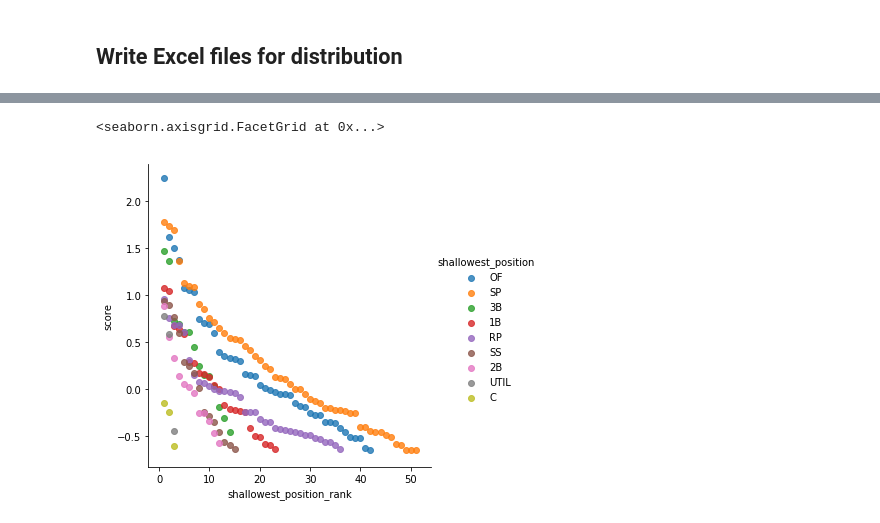
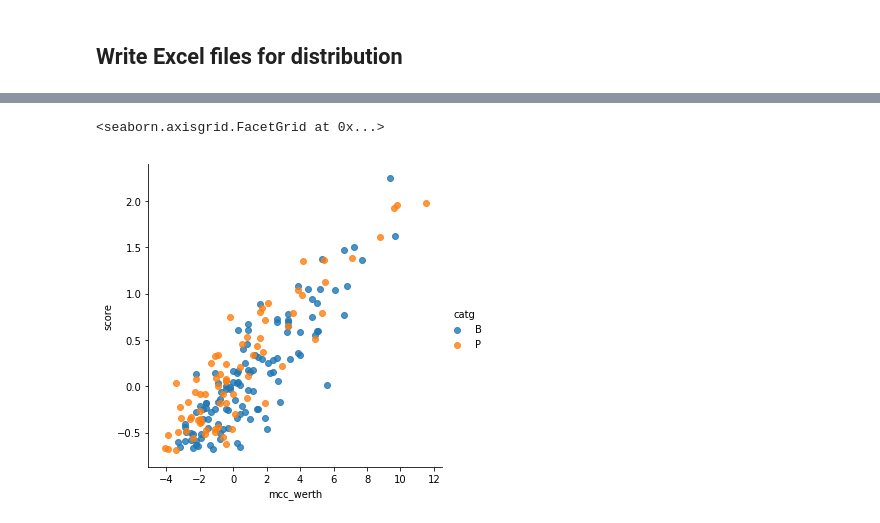
Before and after one commit to zmsy/notebooks, a Jupyter notebook: Player Z-scores.ipynb, the cells around one changed output, grey strips where cells are left out. Saved outputs shown, nothing was run; the diff lists cells and outputs as text; code cells hidden in the pictures.

```diff
--- a/Player Z-scores.ipynb
+++ b/Player Z-scores.ipynb
@@ -303,6 +343,10 @@ In order to make the outputs more usable, apply a number of color stylings and r
 # %% [markdown]
 ## Write Excel files for distribution
 # %%
+# rearrange columns
+dfd = dfd[['fullname','eligibility','pos','injurystatus','score','rank','mcc_werth','espn_adp','espn_auctionvalue',
+    'catg','catg_rank','shallowest_pos','shallowest_pos_rank','primary_pos','primary_pos_rank']]
+
 with pd.ExcelWriter('fantasy2019.xlsx') as writer:
     dfb.to_excel(writer, sheet_name='batters')
     dfp.to_excel(writer, sheet_name='pitchers')
@@ -314,34 +353,0 @@ Players are grouped into the _most scarce_ position that they're eligible for. S
-# %%
-# create a map of positional scarcity
-eligibility = {}
-for index, player in dfd.iterrows():
-    # add all positions to the dict if not yet
-    for pos in player['eligibility'].split("|"):
-        if pos not in eligibility:
-            eligibility[pos] = 0
-
-        if player['score'] >= 0.0:
-            eligibility[pos] += 1
-
-def get_scarcest_eligibility(x):
-    """
-    Loops through a player's eligibility and puts them in the category that has the least
-    number of players that are above replacement level. Arbitrarily set max value unreachably
-    high to start so that any eligibility validates.
-    """
-    best = ""
-    best_num = 1000000000
-    for pos in x.split("|"):
-        pos_num = eligibility[pos]
-        if pos_num < best_num:
-            best = pos
-            best_num = pos_num
-    return best
-
-# get the shallowest position that any player is eligible for, as well
-# as their primary position (first in the list, generally)
-dfd['shallowest_position'] = dfd['eligibility'].apply(lambda x: get_scarcest_eligibility(x))
-dfd['shallowest_position_rank'] = dfd.groupby("shallowest_position")["score"].rank("dense", ascending=False)
-dfd['primary_position'] = dfd['position'].apply(lambda x: x.split("|")[0])
-dfd['primary_position_rank'] = dfd.groupby("primary_position")["score"].rank("dense", ascending=False)
-dfd['category_rank'] = dfd.groupby("category")["score"].rank("dense", ascending=False)
@@ -348,5 +372,5 @@ dfd['category_rank'] = dfd.groupby("category")["score"].rank("dense", ascending=
 # %%
-sb.lmplot(x="shallowest_position_rank", y="score", hue='shallowest_position', fit_reg=False, data=dfd[dfd['rank'] < 200.0])
+sb.lmplot(x="mcc_werth", y="score", hue="catg", fit_reg=False, data=dfd[dfd['rank'] < 200.0])
 # %% [output]
 <seaborn.axisgrid.FacetGrid at 0x...>
-[figure, old version]
+[figure, new version]
```
Also changed, not shown: parts of 16 cells of this notebook, 2 other files.
